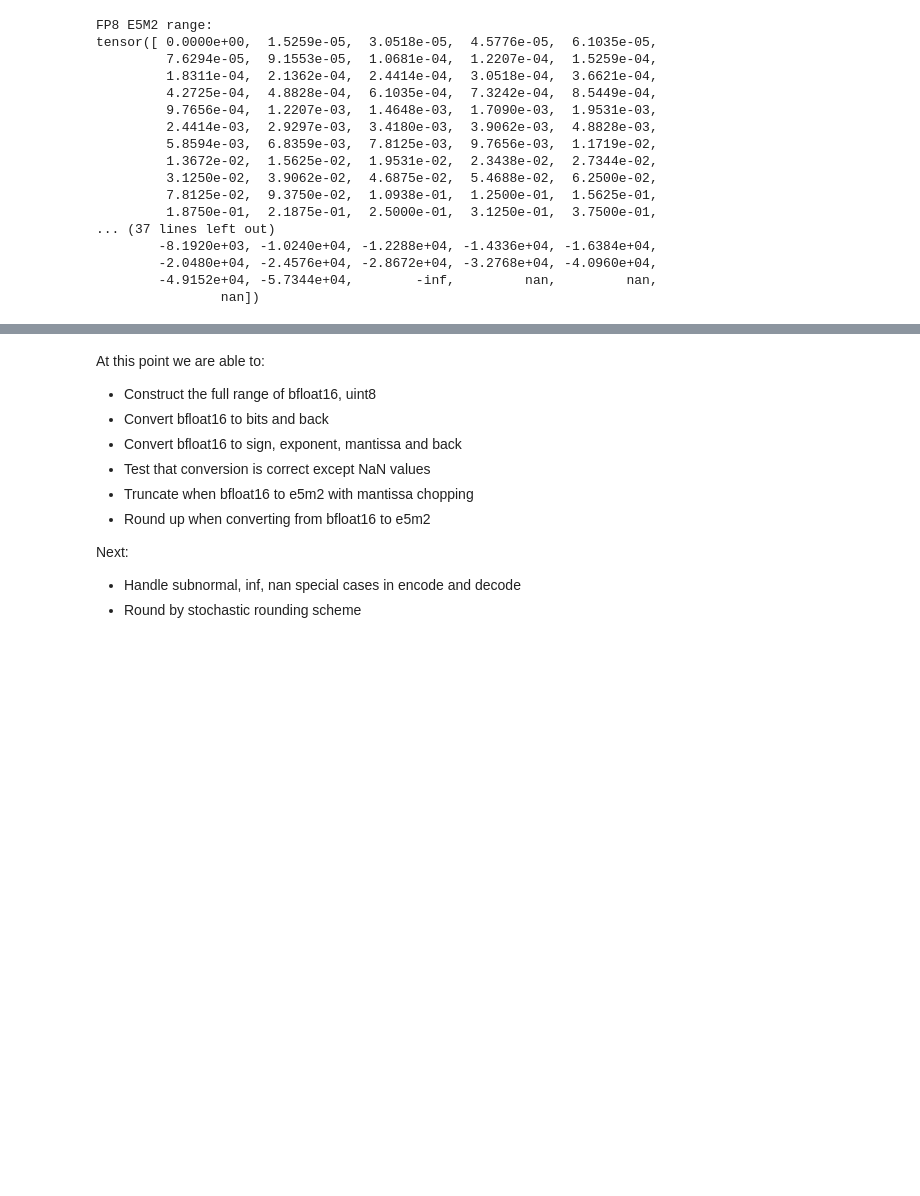
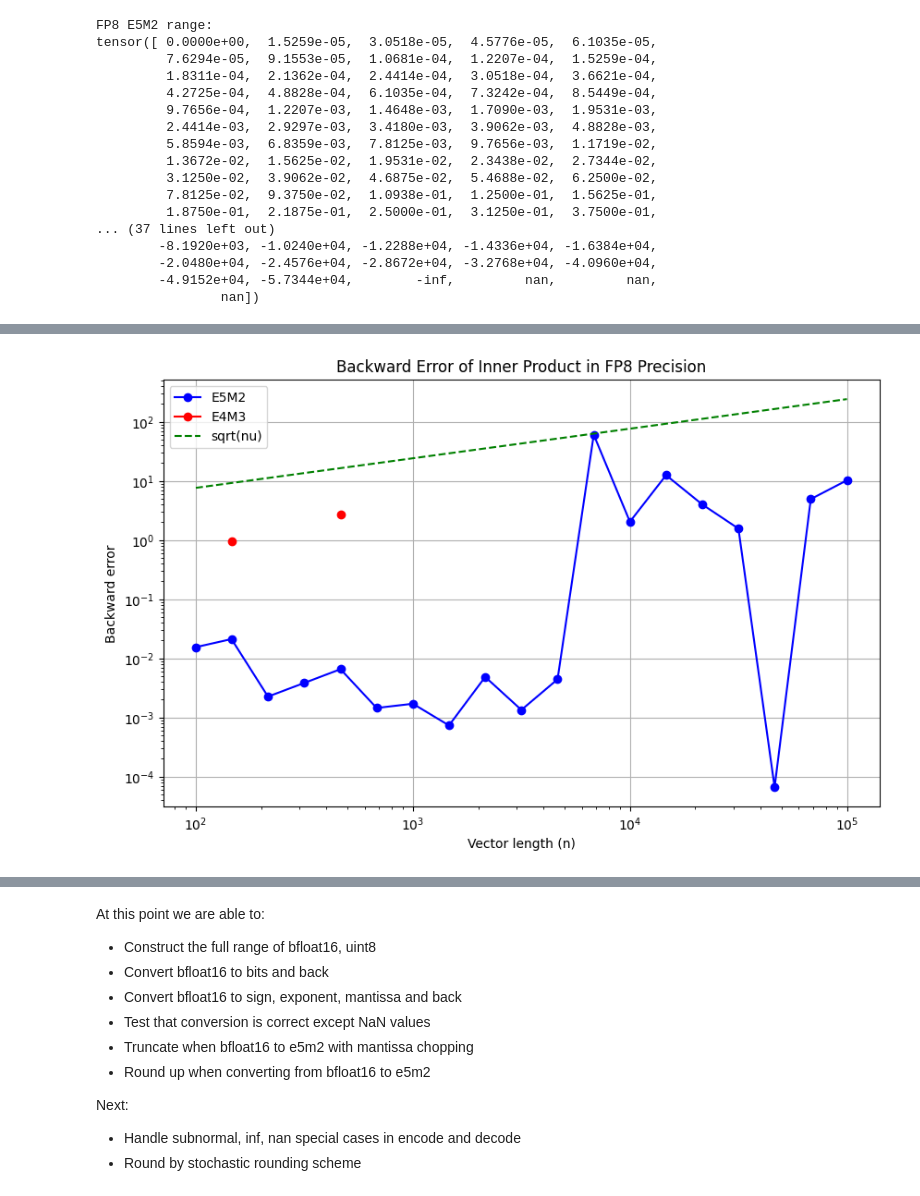
Before and after one commit to submarat/fp8, a Jupyter notebook: src/exercises.ipynb, the cells around one changed output, grey strips where cells are left out. Saved outputs shown, nothing was run; the diff lists cells and outputs as text; code cells hidden in the pictures; blank space fills up the shorter version.

Commit message:
Chart backward error

```diff
--- a/src/exercises.ipynb
+++ b/src/exercises.ipynb
@@ -131,5 +15,0 @@ tensor([[2.]], dtype=torch.bfloat16)
-# %%
-# Construct the full range of bfloat16
-y = torch.arange(0, 2**16, dtype=torch.int32)
-y = bits_to_bfloat16(y)
-print(y.shape, y)
@@ -251,7 +66,0 @@ tensor(True)
-# %%
-# Construct infinity
-s = torch.tensor([0], dtype=torch.int32)
-e = torch.tensor([0xFF], dtype=torch.int32)
-m = torch.tensor([0], dtype=torch.int32)
-n = bits_to_bfloat16(compose_16bit(s, e, m))
-print(n)
@@ -260,7 +66,0 @@ tensor([inf], dtype=torch.bfloat16)
-# %%
-# Construct nan
-s = torch.tensor([0], dtype=torch.int32)
-e = torch.tensor([0xFF], dtype=torch.int32)
-m = torch.tensor([1], dtype=torch.int32)
-n = bits_to_bfloat16(compose_16bit(s, e, m))
-print(n)
@@ -377,0 +67,78 @@ tensor([ 2.0000,  2.0000,  2.5000,  ..., -0.8750, -0.8750, -1.2500],
+# %%
+import numpy as np
+import matplotlib.pyplot as plt
+import torch
+from tqdm import tqdm
+
+def compute_inner_product_fp8(x, y, n_mantissa):
+    x_tensor = torch.tensor(x, dtype=torch.bfloat16)
+    y_tensor = torch.tensor(y, dtype=torch.bfloat16)
+
+    x_fp8 = round_to_fp8_represented_as_int8(x_tensor, n_mantissa, None)
+    y_fp8 = round_to_fp8_represented_as_int8(y_tensor, n_mantissa, None)
+
+    x_fp8_float = undo_int8_fp8(x_fp8, n_mantissa)
+    y_fp8_float = undo_int8_fp8(y_fp8, n_mantissa)
+
+    return torch.dot(x_fp8_float.flatten(), y_fp8_float.flatten()).item()
+
+def backward_error(true_result, computed_result):
+    return np.abs(true_result - computed_result) / np.abs(true_result)
+
+# Generate n values
+n_values = np.logspace(2, 5, num=19, dtype=int)
+
+# Initialize lists to store results
+backward_errors_e5m2 = []
+backward_errors_e4m3 = []
+
+# Compute inner products and backward errors
+for n in tqdm(n_values, desc="Computing errors"):
+    # Generate x and y vectors
+    x = np.random.uniform(0, 1, n)
+    y = np.random.uniform(0, 1, n)
+
+    # Compute true result in double precision
+    true_result = np.dot(x, y)
+
+    # Compute result in e5m2 precision
+    e5m2_result = compute_inner_product_fp8(x, y, 2)
+
+    # Compute result in e4m3 precision
+    e4m3_result = compute_inner_product_fp8(x, y, 3)
+
+    # Compute backward errors
+    error_e5m2 = backward_error(true_result, e5m2_result)
+    error_e4m3 = backward_error(true_result, e4m3_result)
+
+    backward_errors_e5m2.append(error_e5m2)
+    backward_errors_e4m3.append(error_e4m3)
+
+# Create the plot
+plt.figure(figsize=(10, 6))
+plt.loglog(n_values, backward_errors_e5m2, 'bo-', label='E5M2')
+plt.loglog(n_values, backward_errors_e4m3, 'ro-', label='E4M3')
+
+# Add sqrt(nu) line
+eps = 0.0625  # e5m2 epsilon (2^-4)
+sqrt_nu = np.sqrt(n_values) * eps
+plt.loglog(n_values, sqrt_nu, 'g--', label='sqrt(nu)')
+
+plt.xlabel('Vector length (n)')
+plt.ylabel('Backward error')
+plt.title('Backward Error of Inner Product in FP8 Precision')
+plt.legend()
+plt.grid(True)
+plt.show()
+
+print("E5M2 results:")
+print(f"Minimum error: {min(backward_errors_e5m2):.2e}")
+print(f"Maximum error: {max(backward_errors_e5m2):.2e}")
+print(f"Mean error: {np.mean(backward_errors_e5m2):.2e}")
+
+print("\nE4M3 results:")
+print(f"Minimum error: {min(backward_errors_e4m3):.2e}")
+print(f"Maximum error: {max(backward_errors_e4m3):.2e}")
+print(f"Mean error: {np.mean(backward_errors_e4m3):.2e}")
+# %% [output]
+[figure, added]
```
Also changed, not shown: parts of 19 cells of this notebook, 2 other files.
